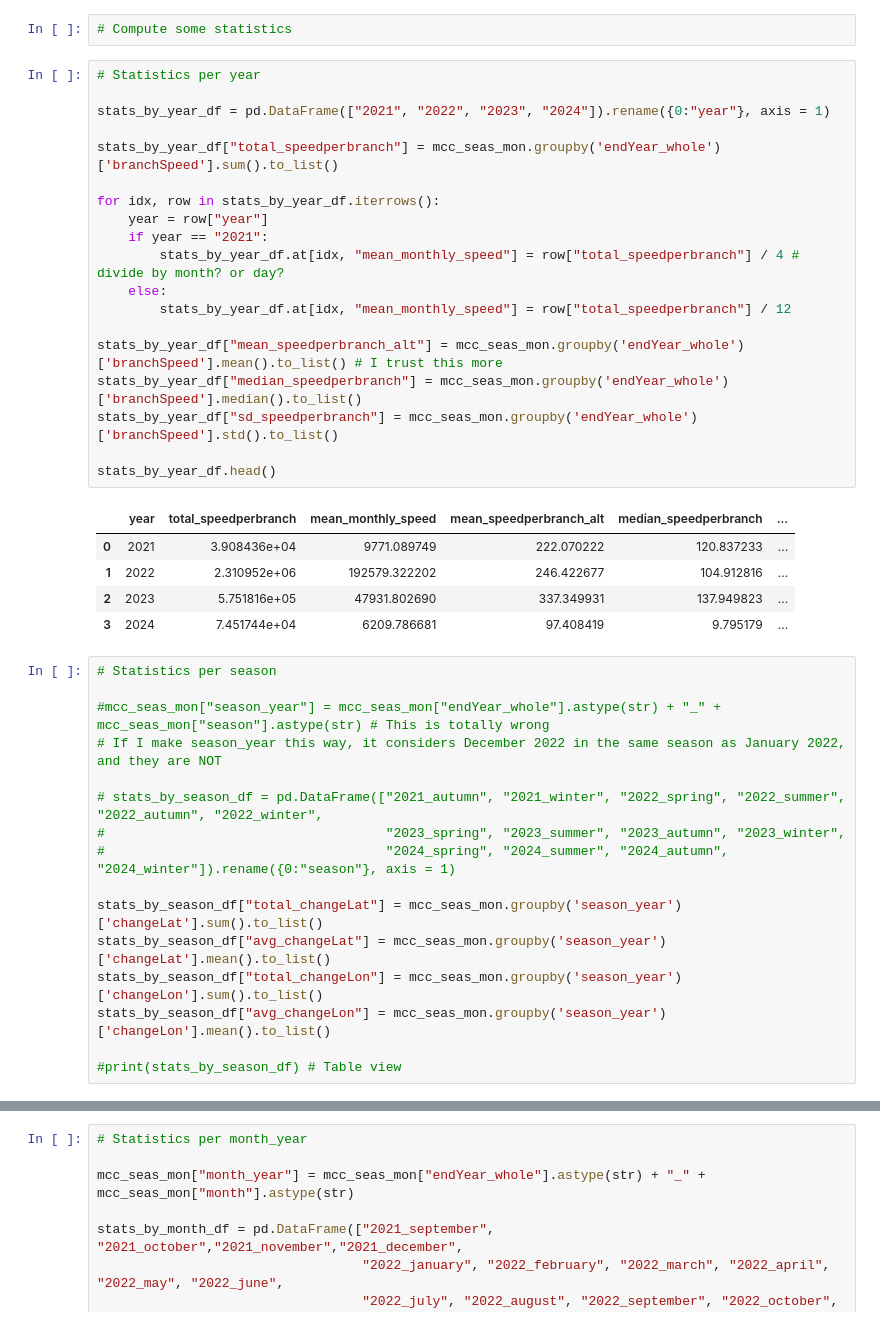
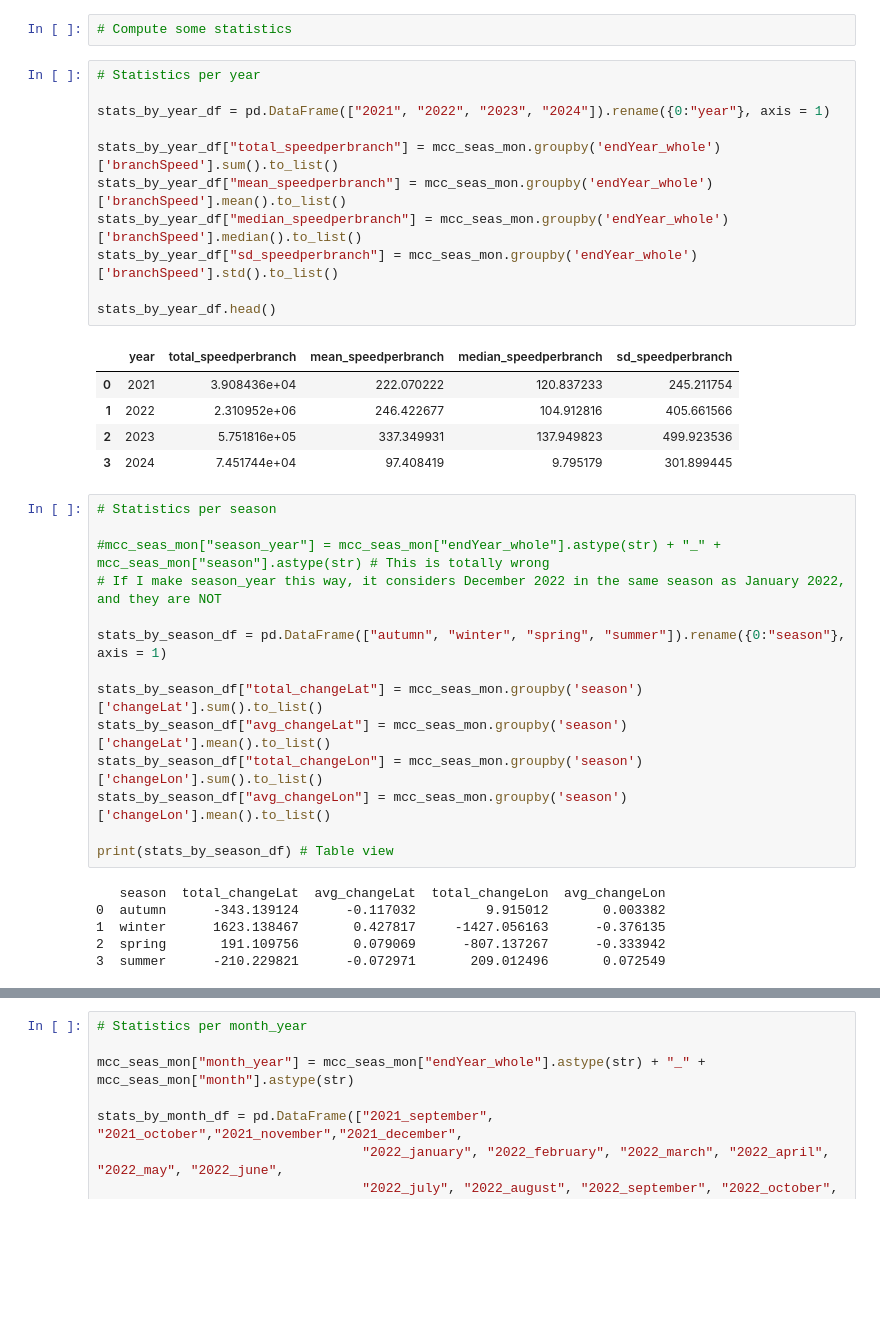
Before and after one commit to moncla-lab/H5-avian-ecology, a Jupyter notebook: cont_phyl_mcc_plotting.ipynb, the cells around one changed output, grey strips where cells are left out. Cells and saved outputs as stored; diff of their text form; blank space fills up the shorter version.

```diff
--- a/cont_phyl_mcc_plotting.ipynb
+++ b/cont_phyl_mcc_plotting.ipynb
@@ -372,41 +373,37 @@ dist_vs_speed.show()
 # %%
 # Statistics per year
 
 stats_by_year_df = pd.DataFrame(["2021", "2022", "2023", "2024"]).rename({0:"year"}, axis = 1)
 
 stats_by_year_df["total_speedperbranch"] = mcc_seas_mon.groupby('endYear_whole')['branchSpeed'].sum().to_list()
-
-for idx, row in stats_by_year_df.iterrows():
-    year = row["year"]
-    if year == "2021":
-        stats_by_year_df.at[idx, "mean_monthly_speed"] = row["total_speedperbranch"] / 4 # divide by month? or day?
-    else:
-        stats_by_year_df.at[idx, "mean_monthly_speed"] = row["total_speedperbranch"] / 12
-
-stats_by_year_df["mean_speedperbranch_alt"] = mcc_seas_mon.groupby('endYear_whole')['branchSpeed'].mean().to_list() # I trust this more
+stats_by_year_df["mean_speedperbranch"] = mcc_seas_mon.groupby('endYear_whole')['branchSpeed'].mean().to_list()
 stats_by_year_df["median_speedperbranch"] = mcc_seas_mon.groupby('endYear_whole')['branchSpeed'].median().to_list()
 stats_by_year_df["sd_speedperbranch"] = mcc_seas_mon.groupby('endYear_whole')['branchSpeed'].std().to_list()
 
 stats_by_year_df.head()
 # %% [output]
-|  | year | total_speedperbranch | mean_monthly_speed | mean_speedperbranch_alt | median_speedperbranch | ... |
-| 0 | 2021 | 3.908436e+04 | 9771.089749 | 222.070222 | 120.837233 | ... |
-| 1 | 2022 | 2.310952e+06 | 192579.322202 | 246.422677 | 104.912816 | ... |
-| 2 | 2023 | 5.751816e+05 | 47931.802690 | 337.349931 | 137.949823 | ... |
-| 3 | 2024 | 7.451744e+04 | 6209.786681 | 97.408419 | 9.795179 | ... |
+|  | year | total_speedperbranch | mean_speedperbranch | median_speedperbranch | sd_speedperbranch |
+| 0 | 2021 | 3.908436e+04 | 222.070222 | 120.837233 | 245.211754 |
+| 1 | 2022 | 2.310952e+06 | 246.422677 | 104.912816 | 405.661566 |
+| 2 | 2023 | 5.751816e+05 | 337.349931 | 137.949823 | 499.923536 |
+| 3 | 2024 | 7.451744e+04 | 97.408419 | 9.795179 | 301.899445 |
 # %%
 # Statistics per season
 
 #mcc_seas_mon["season_year"] = mcc_seas_mon["endYear_whole"].astype(str) + "_" + mcc_seas_mon["season"].astype(str) # This is totally wrong
 # If I make season_year this way, it considers December 2022 in the same season as January 2022, and they are NOT
 
-# stats_by_season_df = pd.DataFrame(["2021_autumn", "2021_winter", "2022_spring", "2022_summer", "2022_autumn", "2022_winter",
-#                                    "2023_spring", "2023_summer", "2023_autumn", "2023_winter",
-#                                    "2024_spring", "2024_summer", "2024_autumn", "2024_winter"]).rename({0:"season"}, axis = 1)
+stats_by_season_df = pd.DataFrame(["autumn", "winter", "spring", "summer"]).rename({0:"season"}, axis = 1)
 
-stats_by_season_df["total_changeLat"] = mcc_seas_mon.groupby('season_year')['changeLat'].sum().to_list()
-stats_by_season_df["avg_changeLat"] = mcc_seas_mon.groupby('season_year')['changeLat'].mean().to_list()
-stats_by_season_df["total_changeLon"] = mcc_seas_mon.groupby('season_year')['changeLon'].sum().to_list()
-stats_by_season_df["avg_changeLon"] = mcc_seas_mon.groupby('season_year')['changeLon'].mean().to_list()
+stats_by_season_df["total_changeLat"] = mcc_seas_mon.groupby('season')['changeLat'].sum().to_list()
+stats_by_season_df["avg_changeLat"] = mcc_seas_mon.groupby('season')['changeLat'].mean().to_list()
+stats_by_season_df["total_changeLon"] = mcc_seas_mon.groupby('season')['changeLon'].sum().to_list()
+stats_by_season_df["avg_changeLon"] = mcc_seas_mon.groupby('season')['changeLon'].mean().to_list()
 
-#print(stats_by_season_df) # Table view
+print(stats_by_season_df) # Table view
+# %% [output]
+   season  total_changeLat  avg_changeLat  total_changeLon  avg_changeLon
+0  autumn      -343.139124      -0.117032         9.915012       0.003382
+1  winter      1623.138467       0.427817     -1427.056163      -0.376135
+2  spring       191.109756       0.079069      -807.137267      -0.333942
+3  summer      -210.229821      -0.072971       209.012496       0.072549
```
Also changed, not shown: parts of 23 cells of this notebook, 2 other files.
